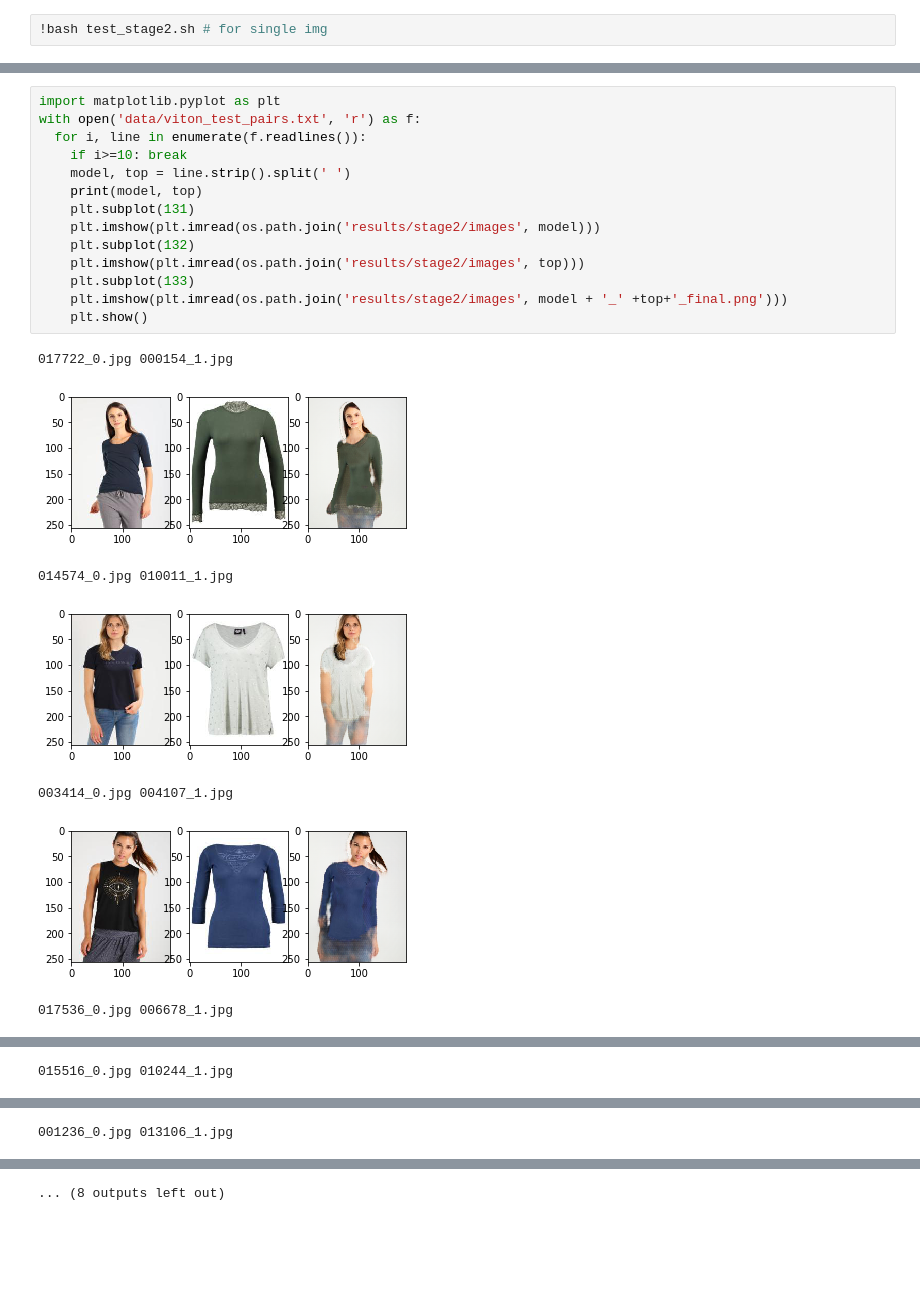
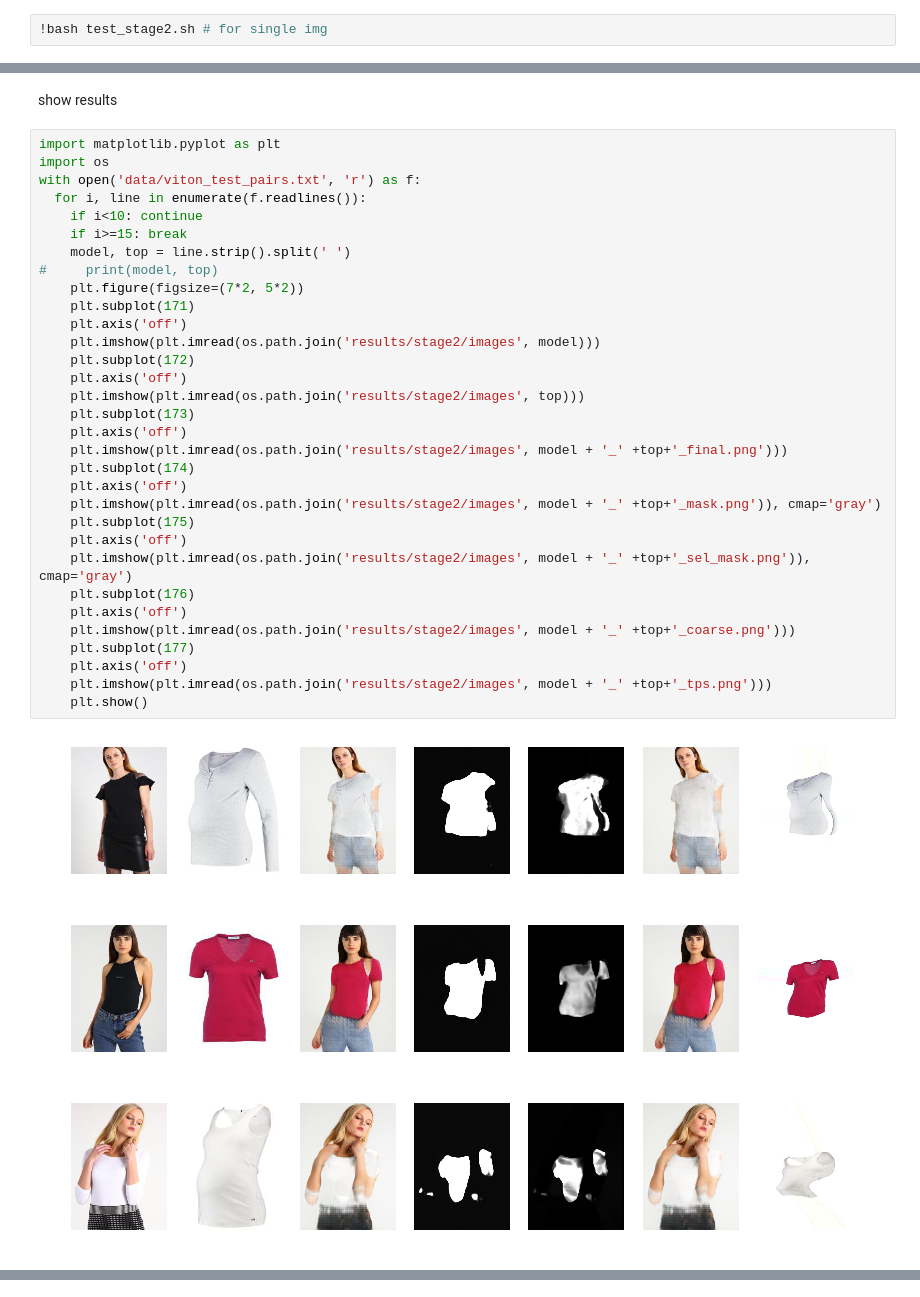
Before and after one commit to RunningWei/VITON, a Jupyter notebook: colab_demo.ipynb, the cells around one changed output, grey strips where cells are left out. Cells and saved outputs as stored; diff of their text form; blank space fills up the shorter version.

```diff
--- a/colab_demo.ipynb
+++ b/colab_demo.ipynb
@@ -345,25 +643,41 @@ W0811 07:47:09.259493 139686195042176 deprecation_wrapper.py:119] From /content/
 ['011745_0.jpg', '014240_1.jpg']
 29
 ['007086_0.jpg', '015707_1.jpg']
+# %% [markdown]
+show results
 # %%
 import matplotlib.pyplot as plt
+import os
 with open('data/viton_test_pairs.txt', 'r') as f:
   for i, line in enumerate(f.readlines()):
-    if i>=10: break
+    if i<10: continue
+    if i>=15: break
     model, top = line.strip().split(' ')
-    print(model, top)
-    plt.subplot(131)
+#     print(model, top)
+    plt.figure(figsize=(7*2, 5*2))
+    plt.subplot(171)
+    plt.axis('off')
     plt.imshow(plt.imread(os.path.join('results/stage2/images', model)))
-    plt.subplot(132)
+    plt.subplot(172)
+    plt.axis('off')
     plt.imshow(plt.imread(os.path.join('results/stage2/images', top)))
-    plt.subplot(133)
+    plt.subplot(173)
+    plt.axis('off')
     plt.imshow(plt.imread(os.path.join('results/stage2/images', model + '_' +top+'_final.png')))
+    plt.subplot(174)
+    plt.axis('off')
+    plt.imshow(plt.imread(os.path.join('results/stage2/images', model + '_' +top+'_mask.png')), cmap='gray')
+    plt.subplot(175)
+    plt.axis('off')
+    plt.imshow(plt.imread(os.path.join('results/stage2/images', model + '_' +top+'_sel_mask.png')), cmap='gray')
+    plt.subplot(176)
+    plt.axis('off')
+    plt.imshow(plt.imread(os.path.join('results/stage2/images', model + '_' +top+'_coarse.png')))
+    plt.subplot(177)
+    plt.axis('off')
+    plt.imshow(plt.imread(os.path.join('results/stage2/images', model + '_' +top+'_tps.png')))
     plt.show()
 # %% [output]
-017722_0.jpg 000154_1.jpg
-[figure, old version]
+[figure, new version]
-014574_0.jpg 010011_1.jpg
-[figure, old version]
+[figure, new version]
-003414_0.jpg 004107_1.jpg
-[figure, old version]
+[figure, new version]
-017536_0.jpg 006678_1.jpg
@@ -371 +684,0 @@ with open('data/viton_test_pairs.txt', 'r') as f:
-015516_0.jpg 010244_1.jpg
@@ -373 +685,0 @@ with open('data/viton_test_pairs.txt', 'r') as f:
-001236_0.jpg 013106_1.jpg
@@ -375 +685,0 @@ with open('data/viton_test_pairs.txt', 'r') as f:
-... (8 outputs left out)
```
Also changed, not shown: parts of 20 cells of this notebook.
